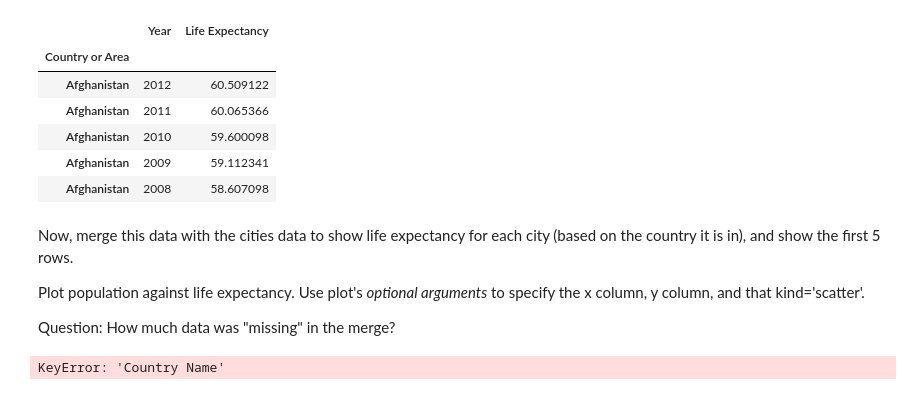
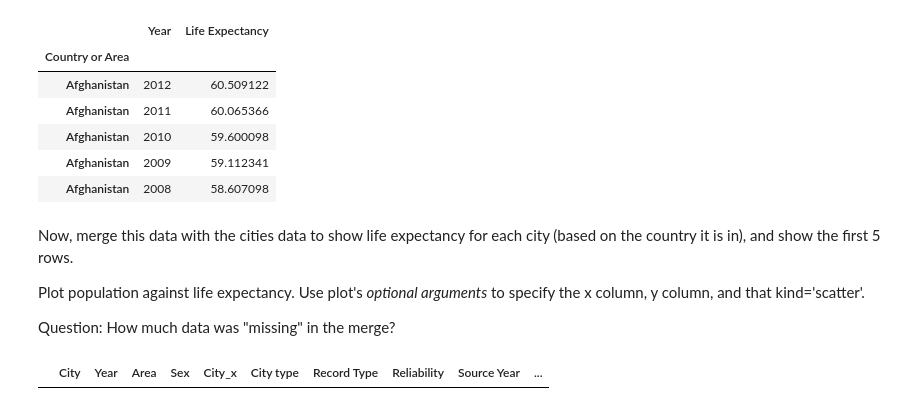
Before and after one commit to annagooding/QM2-2024, a Jupyter notebook: notebooks/W06. Merging and Joining.ipynb, the cells around one changed output. Drawn from its saved outputs; the diff is of its cells as text; code cells hidden in the pictures.

```diff
--- a/notebooks/W06. Merging and Joining.ipynb
+++ b/notebooks/W06. Merging and Joining.ipynb
@@ -545,5 +545,7 @@ Plot population against life expectancy. Use plot's *optional arguments* to spec
 Question: How much data was "missing" in the merge?
 # %%
 #merge life and cities data
+cities = city_pop.merge(city_c, left_on='City', right_index=True)
+cities.head()
 # %% [output]
-KeyError: 'Country Name'
+|  | City | Year | Area | Sex | City_x | City type | Record Type | Reliability | Source Year | ... |
```
Also changed, not shown: parts of 24 cells of this notebook.
